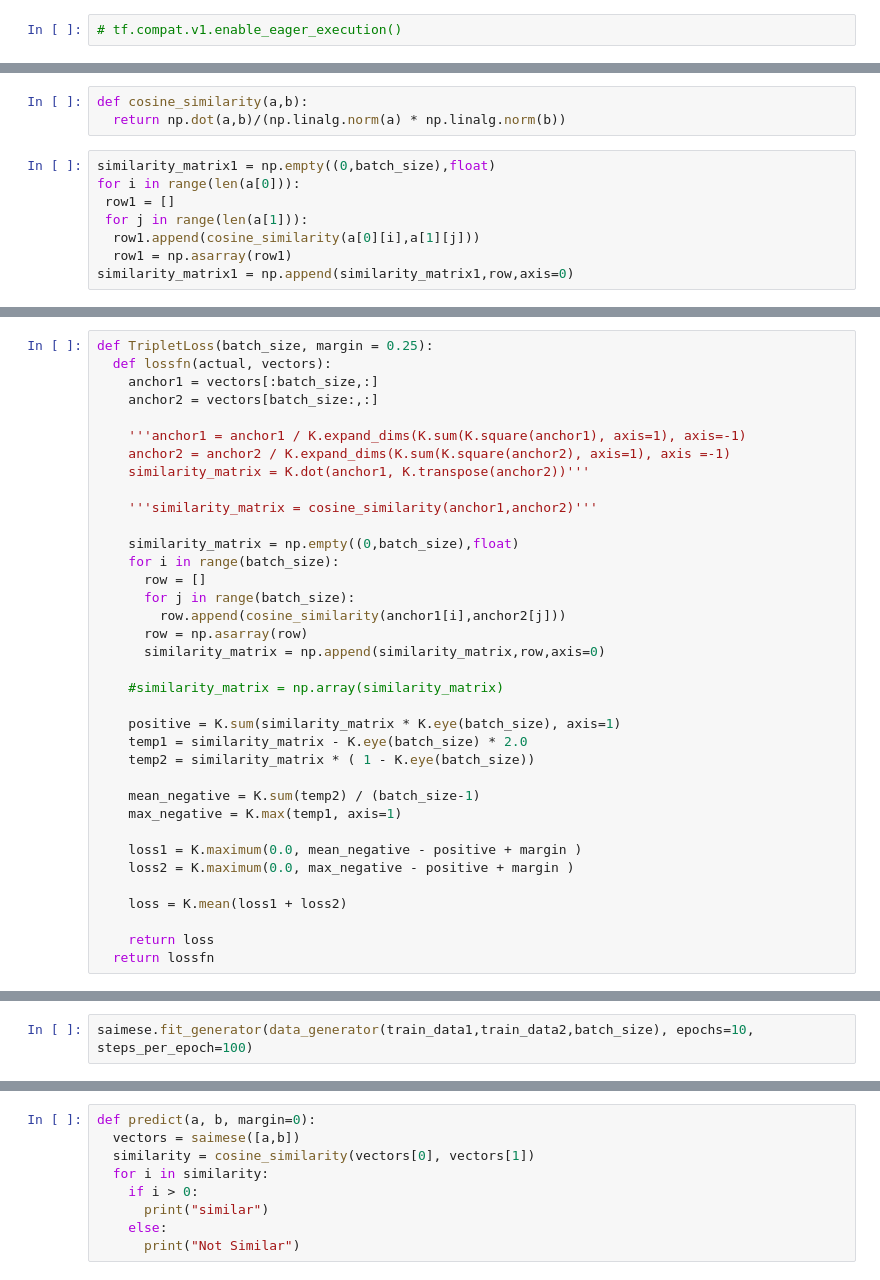
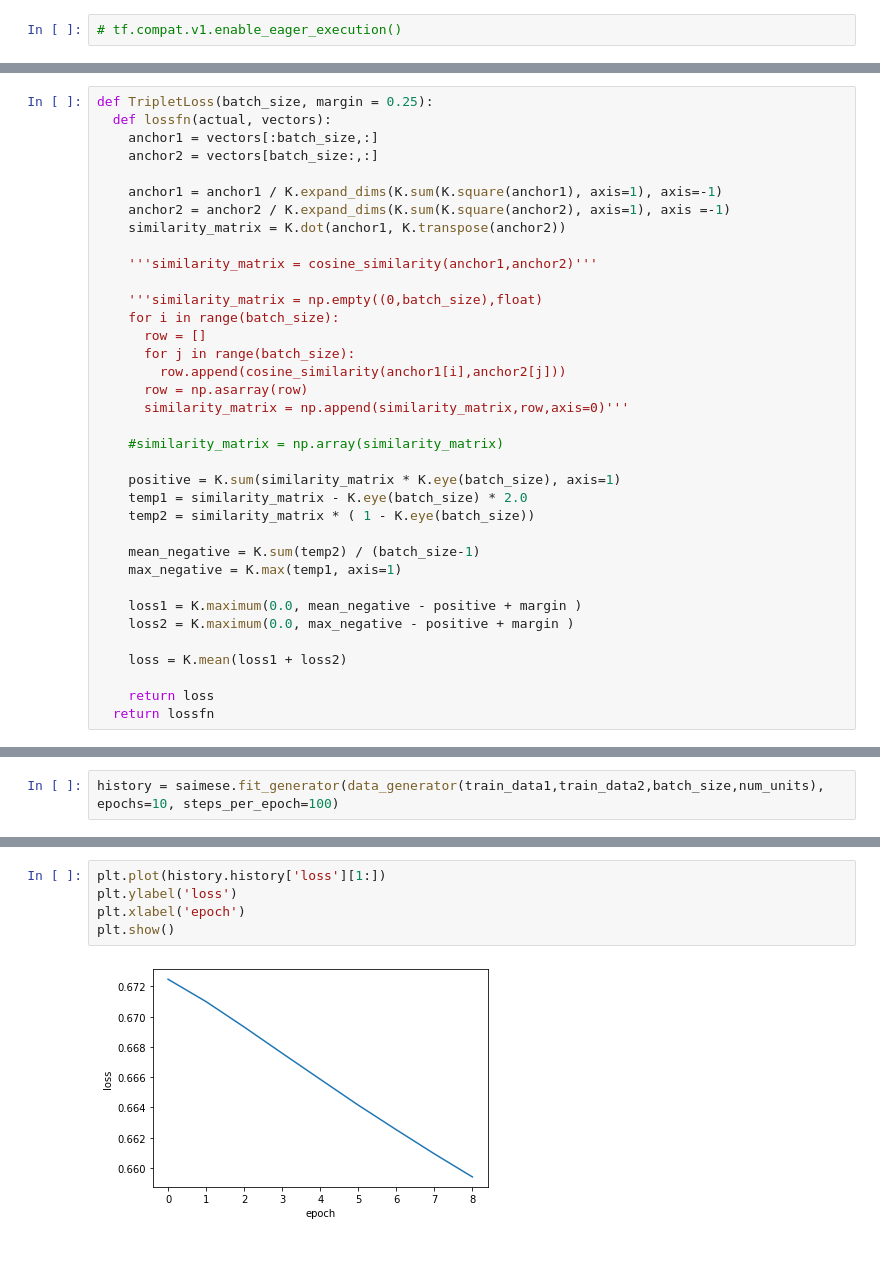
Before and after one commit to deeplearningexplore/siamese, a Jupyter notebook: question_pairs_detection2.ipynb, the cells around one changed output, grey strips where cells are left out. Drawn from its saved outputs; the diff is of its cells as text; blank space fills up the shorter version.

```diff
--- a/question_pairs_detection2.ipynb
+++ b/question_pairs_detection2.ipynb
@@ -260,11 +264,0 @@ x.shape
-# %%
-def cosine_similarity(a,b):
-  return np.dot(a,b)/(np.linalg.norm(a) * np.linalg.norm(b))
-# %%
-similarity_matrix1 = np.empty((0,batch_size),float)
-for i in range(len(a[0])):
- row1 = []
- for j in range(len(a[1])):
-  row1.append(cosine_similarity(a[0][i],a[1][j]))
-  row1 = np.asarray(row1)
-similarity_matrix1 = np.append(similarity_matrix1,row,axis=0)
@@ -276,19 +268,19 @@ def TripletLoss(batch_size, margin = 0.25):
     anchor1 = vectors[:batch_size,:]
     anchor2 = vectors[batch_size:,:]
 
-    '''anchor1 = anchor1 / K.expand_dims(K.sum(K.square(anchor1), axis=1), axis=-1)
+    anchor1 = anchor1 / K.expand_dims(K.sum(K.square(anchor1), axis=1), axis=-1)
     anchor2 = anchor2 / K.expand_dims(K.sum(K.square(anchor2), axis=1), axis =-1)
-    similarity_matrix = K.dot(anchor1, K.transpose(anchor2))'''
+    similarity_matrix = K.dot(anchor1, K.transpose(anchor2))
 
     '''similarity_matrix = cosine_similarity(anchor1,anchor2)'''
 
-    similarity_matrix = np.empty((0,batch_size),float)
+    '''similarity_matrix = np.empty((0,batch_size),float)
     for i in range(batch_size):
       row = []
       for j in range(batch_size):
         row.append(cosine_similarity(anchor1[i],anchor2[j]))
       row = np.asarray(row)
-      similarity_matrix = np.append(similarity_matrix,row,axis=0)
+      similarity_matrix = np.append(similarity_matrix,row,axis=0)'''
 
     #similarity_matrix = np.array(similarity_matrix)
 
@@ -312,3 +308,3 @@ tf.config.experimental_run_functions_eagerly(True)
 # %%
-saimese.fit_generator(data_generator(train_data1,train_data2,batch_size), epochs=10, steps_per_epoch=100)
+history = saimese.fit_generator(data_generator(train_data1,train_data2,batch_size,num_units), epochs=10, steps_per_epoch=100)
 # %% [output]
@@ -317,9 +334,7 @@ ValueError: ignored
-# %%
-def predict(a, b, margin=0):
-  vectors = saimese([a,b])
-  similarity = cosine_similarity(vectors[0], vectors[1])
-  for i in similarity:
-    if i > 0:
-      print("similar")
-    else:
-      print("Not Similar")
+# %%
+plt.plot(history.history['loss'][1:])
+plt.ylabel('loss')
+plt.xlabel('epoch')
+plt.show()
+# %% [output]
+[figure, added]
```
Also changed, not shown: parts of 21 cells of this notebook.
